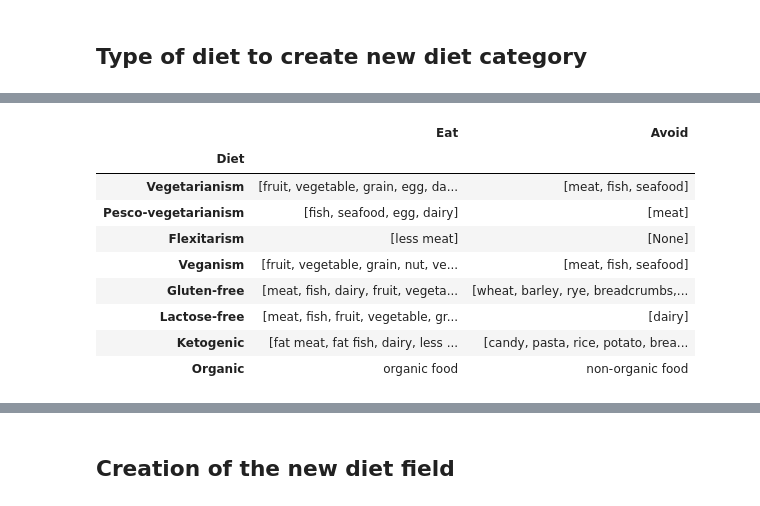
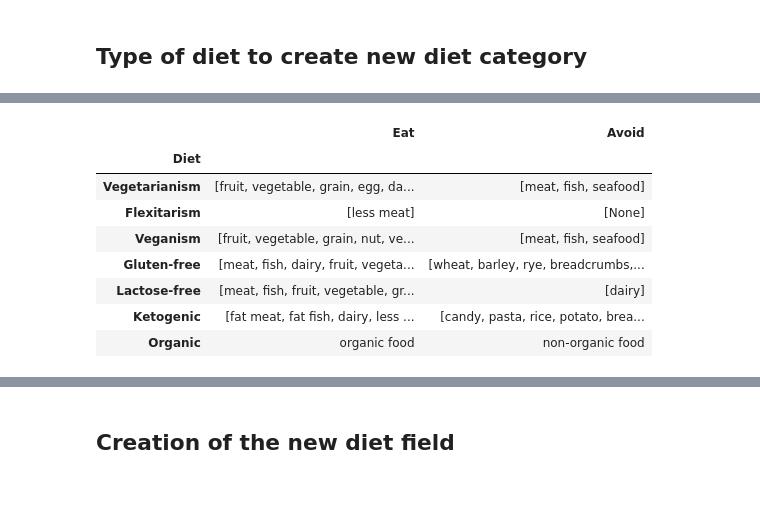
Before and after one commit to romi514/ProjectADA, a Jupyter notebook: exploration/0-data_exploration.ipynb, the cells around one changed output, grey strips where cells are left out. Saved outputs shown, nothing was run; the diff lists cells and outputs as text; code cells hidden in the pictures.

```diff
--- a/exploration/0-data_exploration.ipynb
+++ b/exploration/0-data_exploration.ipynb
@@ -233,32 +339,28 @@ Information taken from https://larecolteenvrac.com/articles/les-differents-regim
 # %%
 diet_data = pd.DataFrame({'Diet':['Vegetarianism',\
-                                  'Pesco-vegetarianism',\
                                   'Flexitarism',\
                                   'Veganism',\
                                   'Gluten-free',\
                                   'Lactose-free',\
                                   'Ketogenic'],\
                         'Eat': [['fruit', 'vegetable', 'grain', 'egg', 'dairy'],
-                                ['fish', 'seafood', 'egg', 'dairy'],
                                 ['less meat'],
                                 ['fruit', 'vegetable', 'grain', 'nut', 'vegetable milk', 'vegan cheese', 'meet imitation'],
                                 ['meat', 'fish', 'dairy', 'fruit', 'vegetable', 'nut', 'gluten-free bread', 'gluten-free pasta'],
                                 ['meat', 'fish', 'fruit', 'vegetable', 'grain'],
                                 ['fat meat', 'fat fish', 'dairy', 'less fruit', 'less vegetable', 'food high in saturated fat']],
                         'Avoid':[['meat', 'fish', 'seafood'],
-                                ['meat'],
                                 [None],
                                 ['meat', 'fish', 'seafood'],
                                 ['wheat', 'barley', 'rye', 'breadcrumbs', 'beer', 'soya'],
                                 ['dairy'],
                                 ['candy', 'pasta', 'rice', 'potato', 'bread', 'cereal']]}).set_index('Diet')
 diet_data.loc['Organic'] = ['organic food', 'non-organic food']
 diet_data
 # %% [output]
 |  | Eat | Avoid |
 | Diet |  |  |
 | Vegetarianism | [fruit, vegetable, grain, egg, da... | [meat, fish, seafood] |
-| Pesco-vegetarianism | [fish, seafood, egg, dairy] | [meat] |
 | Flexitarism | [less meat] | [None] |
 | Veganism | [fruit, vegetable, grain, nut, ve... | [meat, fish, seafood] |
 | Gluten-free | [meat, fish, dairy, fruit, vegeta... | [wheat, barley, rye, breadcrumbs,... |
```
Also changed, not shown: parts of 12 cells of this notebook.
